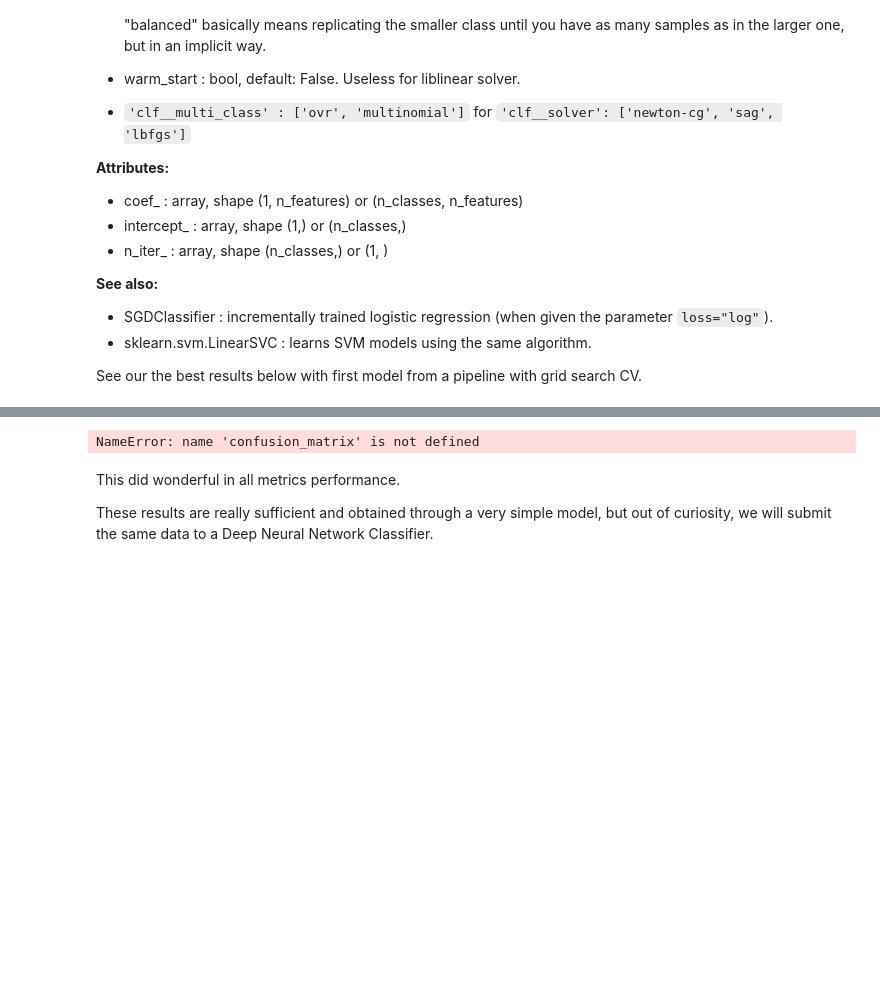
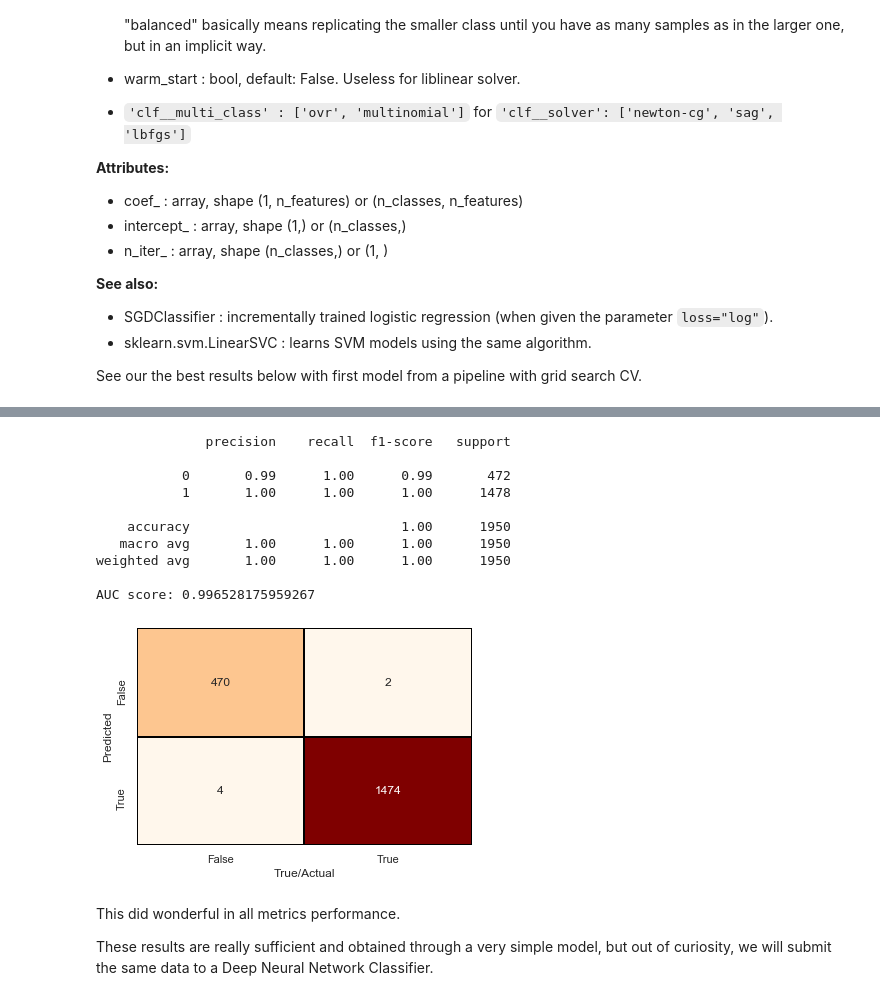
Before and after one commit to nwdelafu/wine-quality, a Jupyter notebook: main.ipynb, the cells around one changed output, grey strips where cells are left out. Saved outputs shown, nothing was run; the diff lists cells and outputs as text; code cells hidden in the pictures; blank space fills up the shorter version.

```diff
--- a/main.ipynb
+++ b/main.ipynb
@@ -1126,4 +1223,9 @@ clf = Pipeline([
 # %%
+clf = Pipeline([
+    ('pca', PCA(random_state = 77)),
+    ('clf', LogisticRegression(random_state = 77))])
+
+
 #dictionary of parameters to tune
 n_components = [10, 12]
 whiten = [True]
@@ -1158,4 +1260,4 @@ LR = Pipeline([
         ('gs', gs)])
 
 LR.fit(X_train,y_train)
-results = get_results(LR, 'LogisticRegression', X_test, y_test, reasume=True)
+predictions = LR.predict(X_test)
@@ -1162,16 +1271,28 @@ results = get_results(LR, 'LogisticRegression', X_test, y_test, reasume=True)
 # %%
 confusion = confusion_matrix(y_test, predictions)
 ticklabels = ['False', 'True']
 ax = sns.heatmap(confusion, annot = True, cbar = False, fmt = 'g',
                  yticklabels = ticklabels, xticklabels = ticklabels,
-                 cmap = 'Blues')
+                 cmap = 'OrRd', linecolor = 'black', linewidth = 1)
+ax.set_xlabel('True/Actual')
+ax.set_ylabel('Predicted')
 
 print(classification_report(y_test, predictions))
 
 auc_score = auc(roc_curve(y_test, predictions)[0],roc_curve(y_test, predictions)[1])
 print('AUC score: {}'.format(auc_score))
 # %% [output]
-NameError: name 'confusion_matrix' is not defined
+              precision    recall  f1-score   support
+
+           0       0.99      1.00      0.99       472
+           1       1.00      1.00      1.00      1478
+
+    accuracy                           1.00      1950
+   macro avg       1.00      1.00      1.00      1950
+weighted avg       1.00      1.00      1.00      1950
+
+AUC score: 0.996528175959267
+[figure, added]
 # %% [markdown]
 This did wonderful in all metrics performance.
 
```
Also changed, not shown: parts of 37 cells of this notebook.
